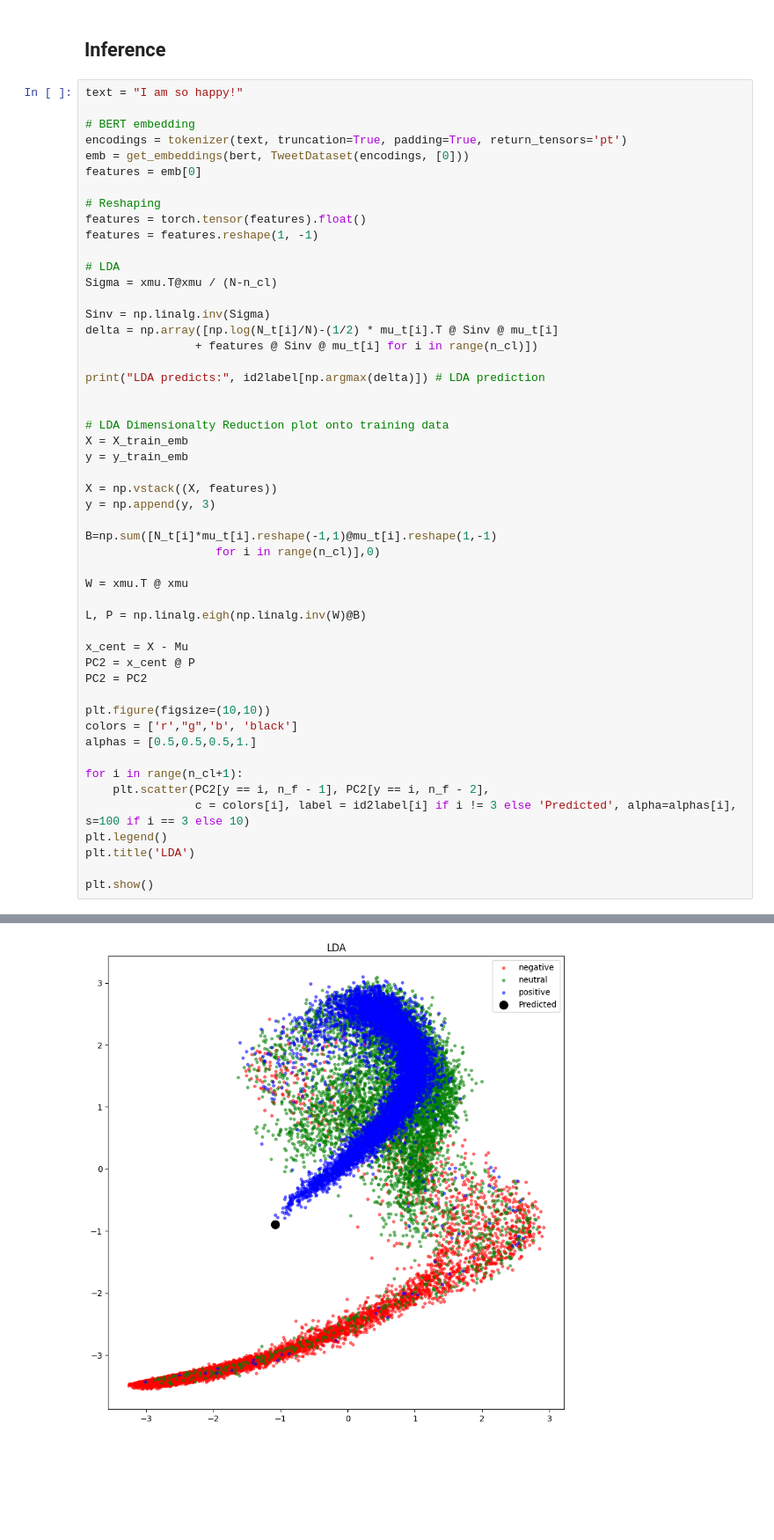
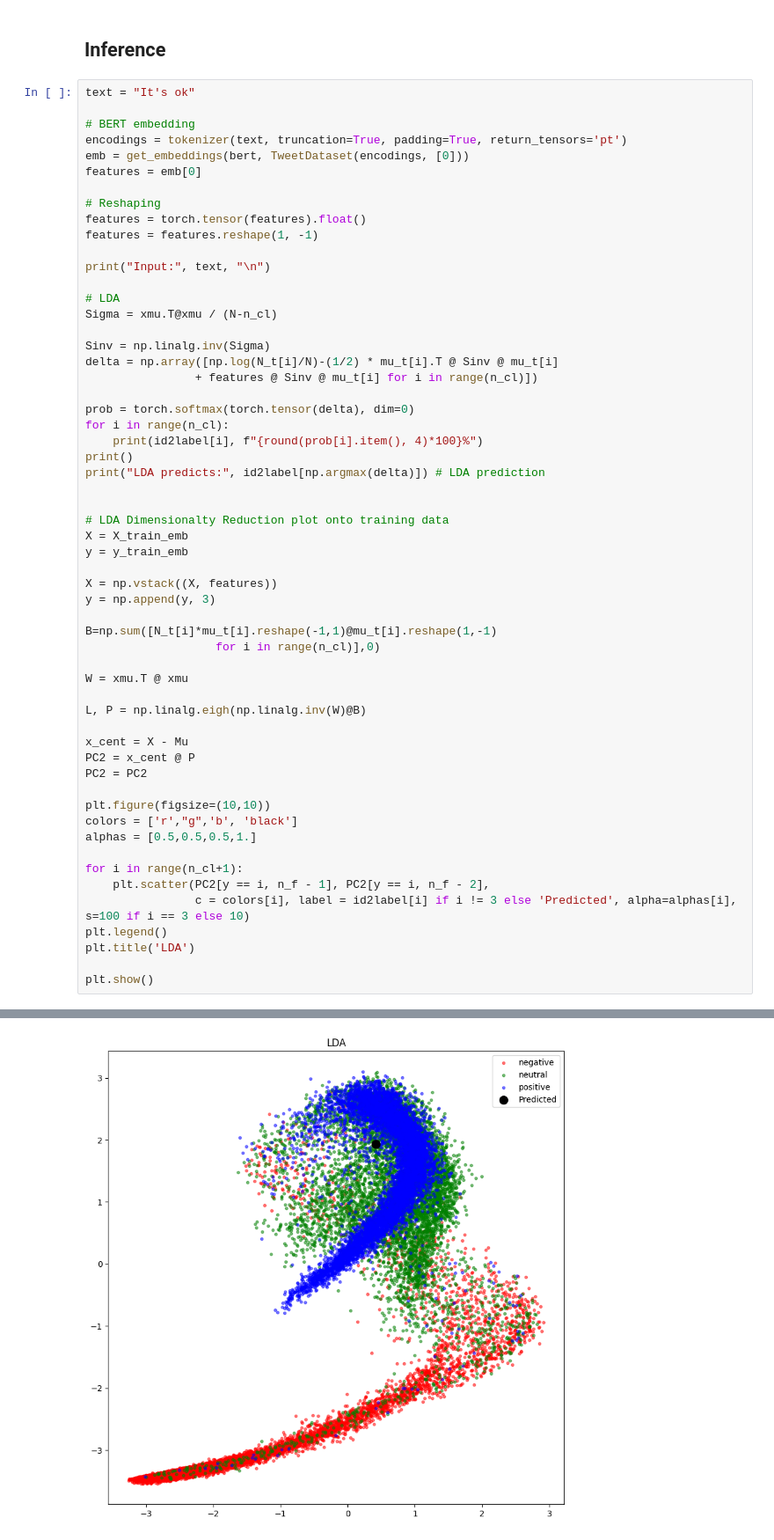
Before and after one commit to UltraArceus3/SentimentAnalysisLDA, a Jupyter notebook: main.ipynb, the cells around one changed output, grey strips where cells are left out. Shown at 88% size. Saved outputs shown, nothing was run; the diff lists cells and outputs as text; blank space fills up the shorter version.

```diff
--- a/main.ipynb
+++ b/main.ipynb
@@ -446,7 +455,7 @@ plt.show()
 # %% [markdown]
 ## Inference
 # %%
-text = "I am so happy!"
+text = "It's ok"
 
 # BERT embedding
 encodings = tokenizer(text, truncation=True, padding=True, return_tensors='pt')
@@ -457,6 +466,8 @@ features = emb[0]
 features = torch.tensor(features).float()
 features = features.reshape(1, -1)
 
+print("Input:", text, "\n")
+
 # LDA
 Sigma = xmu.T@xmu / (N-n_cl)
 
@@ -464,6 +475,10 @@ Sinv = np.linalg.inv(Sigma)
 delta = np.array([np.log(N_t[i]/N)-(1/2) * mu_t[i].T @ Sinv @ mu_t[i]
                 + features @ Sinv @ mu_t[i] for i in range(n_cl)])
 
+prob = torch.softmax(torch.tensor(delta), dim=0)
+for i in range(n_cl):
+    print(id2label[i], f"{round(prob[i].item(), 4)*100}%")
+print()
 print("LDA predicts:", id2label[np.argmax(delta)]) # LDA prediction
 
 
@@ -504 +525 @@ LDA predicts: positive
-[figure, old version]
+[figure, new version]
```
Also changed, not shown: parts of 5 cells of this notebook.
